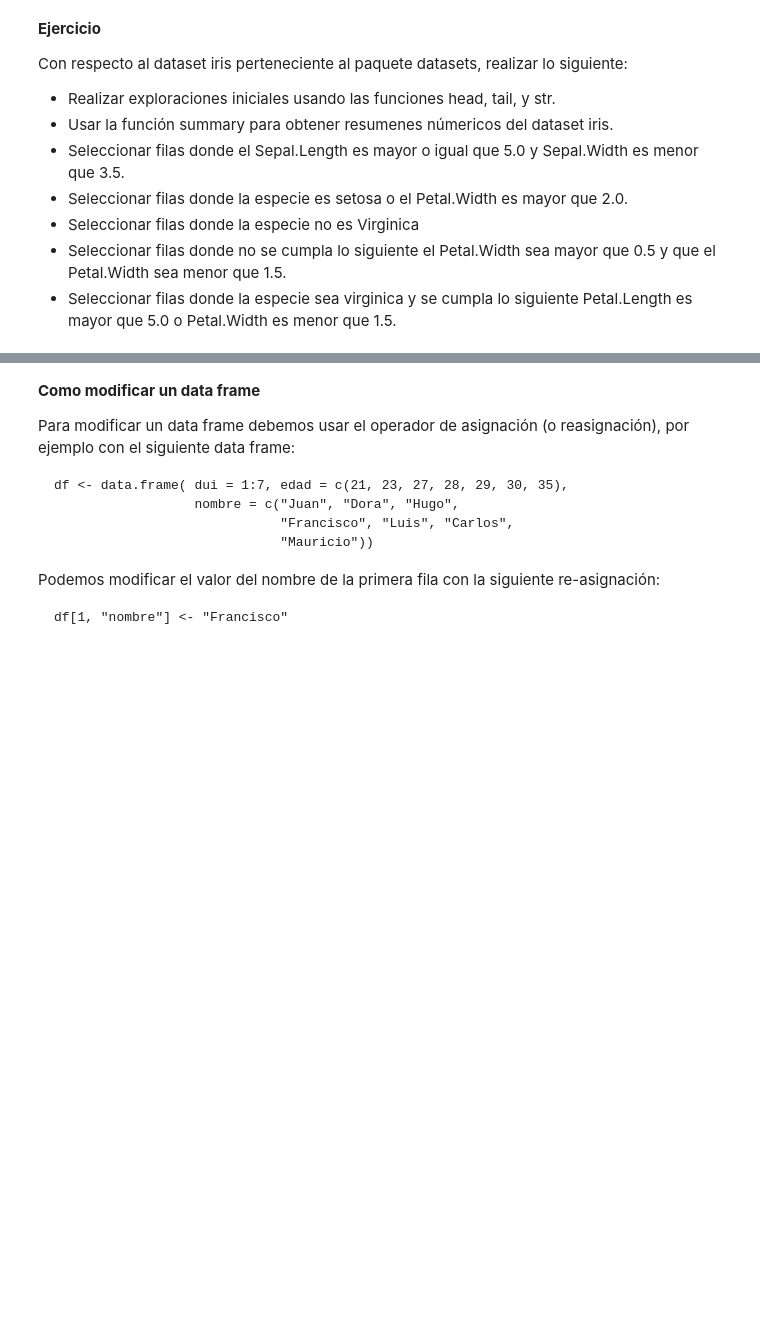
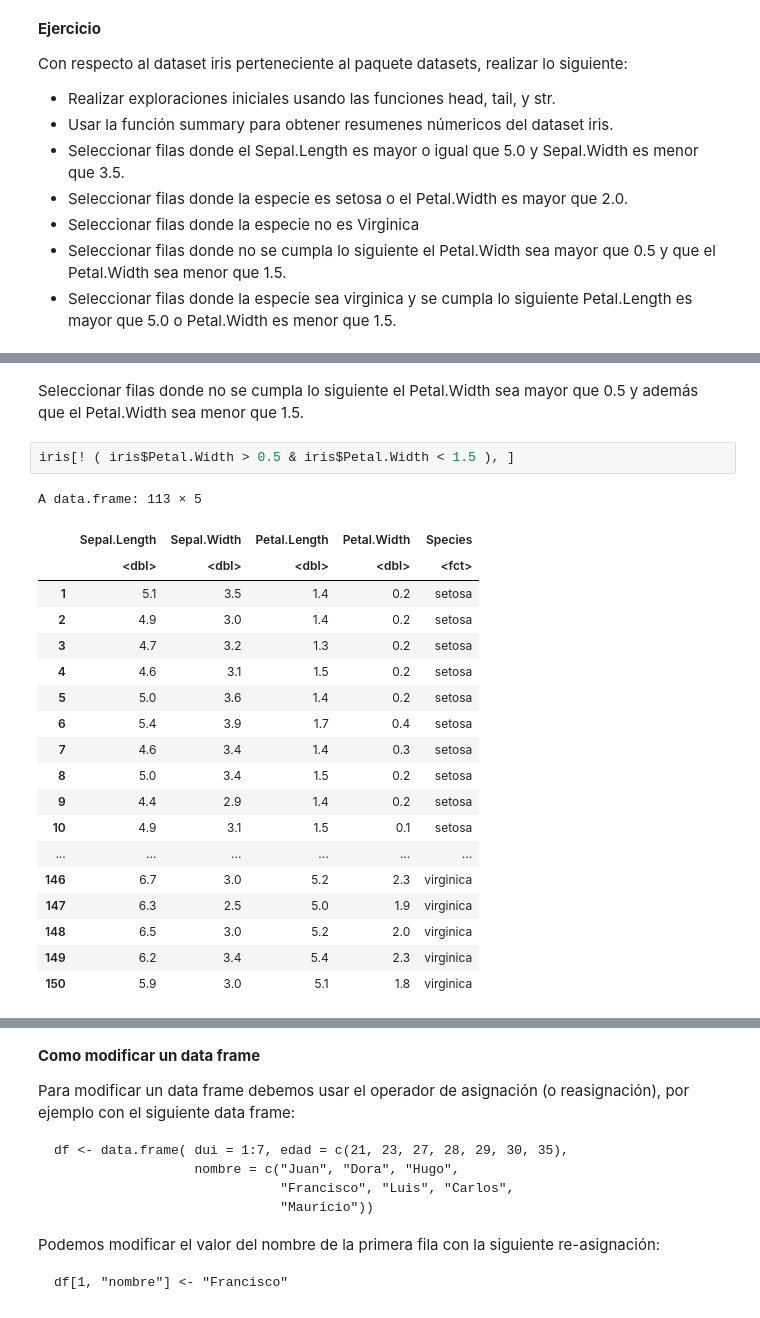
Before and after one commit to ricardo-rios/fund_prog_est, a Jupyter notebook: UnidadI/introduccion_R.ipynb, the cells around one changed output, grey strips where cells are left out. Cells and saved outputs as stored; diff of their text form; blank space fills up the shorter version.

```diff
--- a/UnidadI/introduccion_R.ipynb
+++ b/UnidadI/introduccion_R.ipynb
@@ -1320,0 +1440,24 @@ Con respecto al dataset iris perteneciente al paquete datasets, realizar lo sigu
+# %% [markdown]
+Seleccionar filas donde no se cumpla lo siguiente el Petal.Width sea mayor que 0.5 y además que el Petal.Width sea menor que 1.5.
+# %%
+iris[! ( iris$Petal.Width > 0.5 & iris$Petal.Width < 1.5 ), ]
+# %% [output]
+A data.frame: 113 × 5
+|  | Sepal.Length | Sepal.Width | Petal.Length | Petal.Width | Species |
+|  | <dbl> | <dbl> | <dbl> | <dbl> | <fct> |
+| 1 | 5.1 | 3.5 | 1.4 | 0.2 | setosa |
+| 2 | 4.9 | 3.0 | 1.4 | 0.2 | setosa |
+| 3 | 4.7 | 3.2 | 1.3 | 0.2 | setosa |
+| 4 | 4.6 | 3.1 | 1.5 | 0.2 | setosa |
+| 5 | 5.0 | 3.6 | 1.4 | 0.2 | setosa |
+| 6 | 5.4 | 3.9 | 1.7 | 0.4 | setosa |
+| 7 | 4.6 | 3.4 | 1.4 | 0.3 | setosa |
+| 8 | 5.0 | 3.4 | 1.5 | 0.2 | setosa |
+| 9 | 4.4 | 2.9 | 1.4 | 0.2 | setosa |
+| 10 | 4.9 | 3.1 | 1.5 | 0.1 | setosa |
+| ... | ... | ... | ... | ... | ... |
+| 146 | 6.7 | 3.0 | 5.2 | 2.3 | virginica |
+| 147 | 6.3 | 2.5 | 5.0 | 1.9 | virginica |
+| 148 | 6.5 | 3.0 | 5.2 | 2.0 | virginica |
+| 149 | 6.2 | 3.4 | 5.4 | 2.3 | virginica |
+| 150 | 5.9 | 3.0 | 5.1 | 1.8 | virginica |
```
Also changed, not shown: parts of 13 cells of this notebook.
